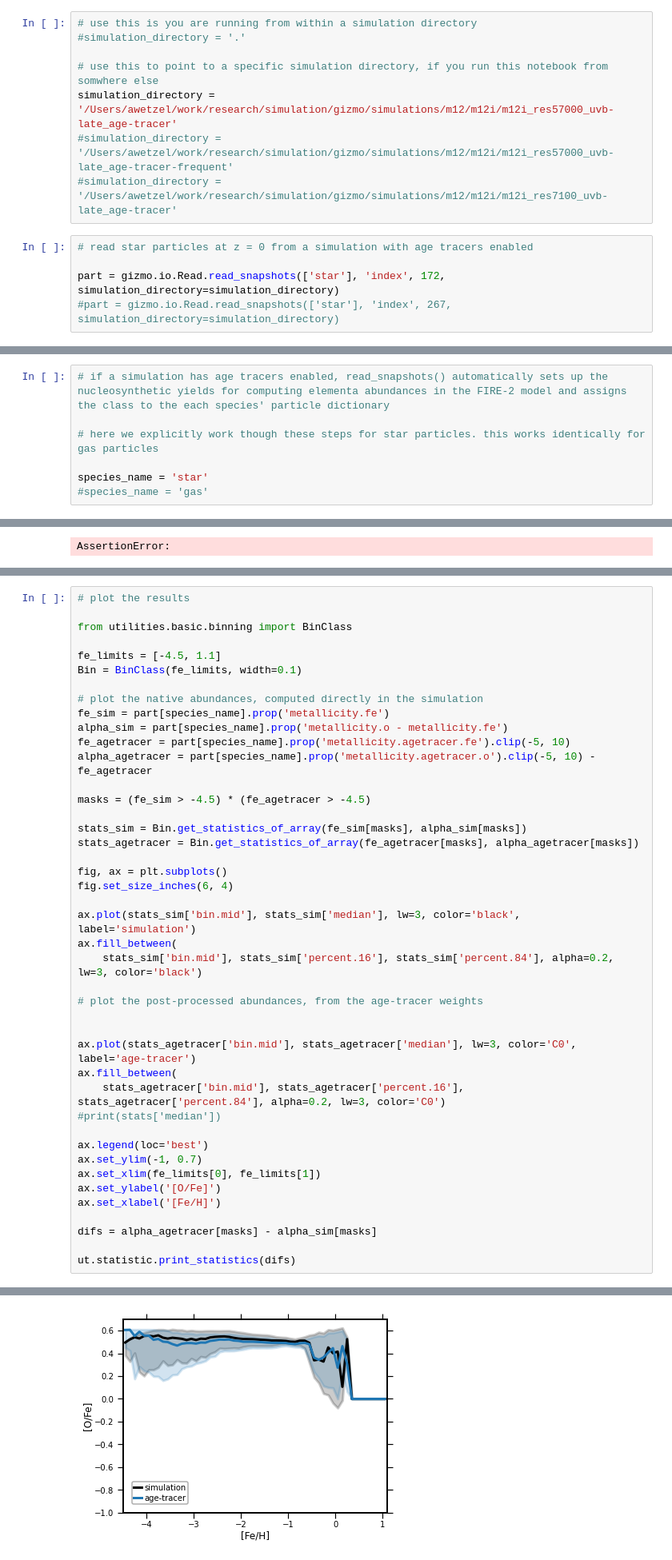
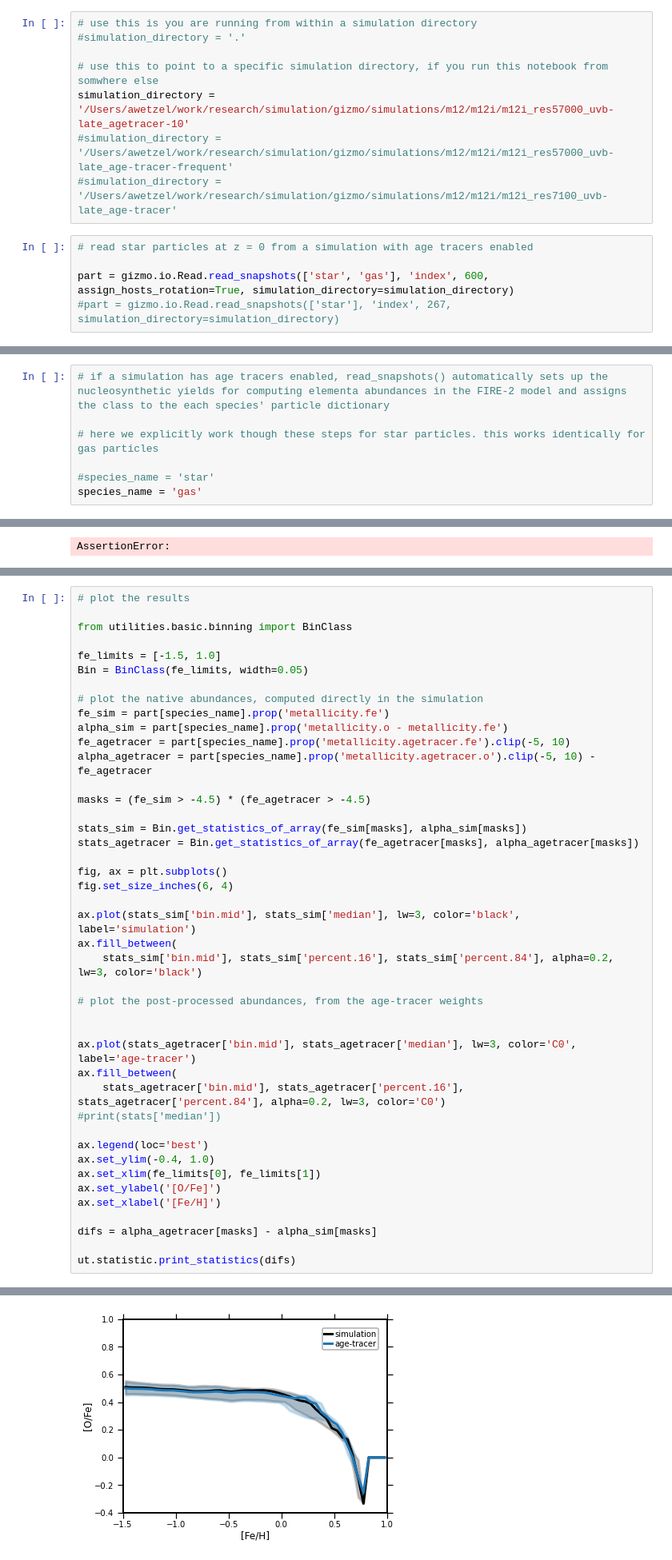
Before and after one commit to patelpb96/GizmoElementTracers, a Jupyter notebook: gizmo_tutorial.ipynb, the cells around one changed output, grey strips where cells are left out. Shown: that part at 80% size. Drawn from its saved outputs; the diff is of its cells as text.

Commit message:
minor updates to documentation and restructuring some code. added more plot functions for testing age-tracers.

```diff
--- a/gizmo_tutorial.ipynb
+++ b/gizmo_tutorial.ipynb
@@ -906,13 +906,13 @@ import matplotlib.pyplot as plt
 #simulation_directory = '.'
 
 # use this to point to a specific simulation directory, if you run this notebook from somwhere else
-simulation_directory = '/Users/awetzel/work/research/simulation/gizmo/simulations/m12/m12i/m12i_res57000_uvb-late_age-tracer'
+simulation_directory = '/Users/awetzel/work/research/simulation/gizmo/simulations/m12/m12i/m12i_res57000_uvb-late_agetracer-10'
 #simulation_directory = '/Users/awetzel/work/research/simulation/gizmo/simulations/m12/m12i/m12i_res57000_uvb-late_age-tracer-frequent'
 #simulation_directory = '/Users/awetzel/work/research/simulation/gizmo/simulations/m12/m12i/m12i_res7100_uvb-late_age-tracer'
 # %%
 # read star particles at z = 0 from a simulation with age tracers enabled
 
-part = gizmo.io.Read.read_snapshots(['star'], 'index', 172, simulation_directory=simulation_directory)
+part = gizmo.io.Read.read_snapshots(['star', 'gas'], 'index', 600, assign_hosts_rotation=True, simulation_directory=simulation_directory)
 #part = gizmo.io.Read.read_snapshots(['star'], 'index', 267, simulation_directory=simulation_directory)
 # %% [output]
 # in utilities.simulation.Snapshot():
@@ -964,8 +964,8 @@ targeted number of events per age bins = 10.0
 
 # here we explicitly work though these steps for star particles. this works identically for gas particles
 
-species_name = 'star'
-#species_name = 'gas'
+#species_name = 'star'
+species_name = 'gas'
 # %%
 # create and append an age-tracer dictionary class to particle species catalog
 # this stores all age-tracer information and provides the methods to compute elemental abundances (mass fractions) for each particle from the age-tracer mass weights
@@ -1100,8 +1111,8 @@ ut.statistic.print_statistics(difs)
 
 from utilities.basic.binning import BinClass
 
-fe_limits = [-4.5, 1.1]
-Bin = BinClass(fe_limits, width=0.1)
+fe_limits = [-1.5, 1.0]
+Bin = BinClass(fe_limits, width=0.05)
 
 # plot the native abundances, computed directly in the simulation
 fe_sim = part[species_name].prop('metallicity.fe')
@@ -1130,7 +1141,7 @@ ax.fill_between(
 #print(stats['median'])
 
 ax.legend(loc='best')
-ax.set_ylim(-1, 0.7)
+ax.set_ylim(-0.4, 1.0)
 ax.set_xlim(fe_limits[0], fe_limits[1])
 ax.set_ylabel('[O/Fe]')
 ax.set_xlabel('[Fe/H]')
@@ -1160,4 +1170,4 @@ ut.statistic.print_statistics(difs)
-[figure, old version]
+[figure, new version]
 # %% [markdown]
 ## NuGrid
 # %% [markdown]
```
Also changed, not shown: parts of 9 cells of this notebook, 5 other files.
